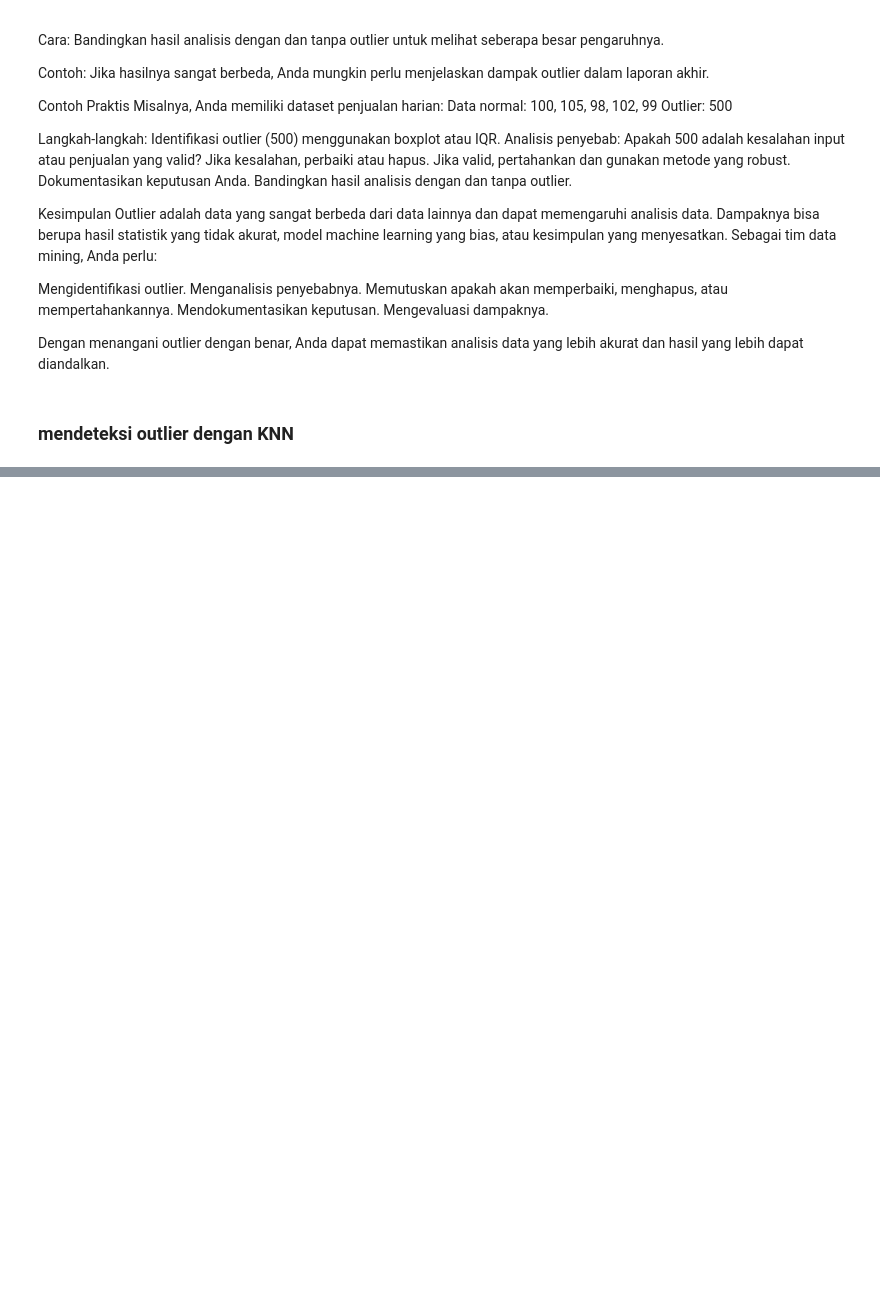
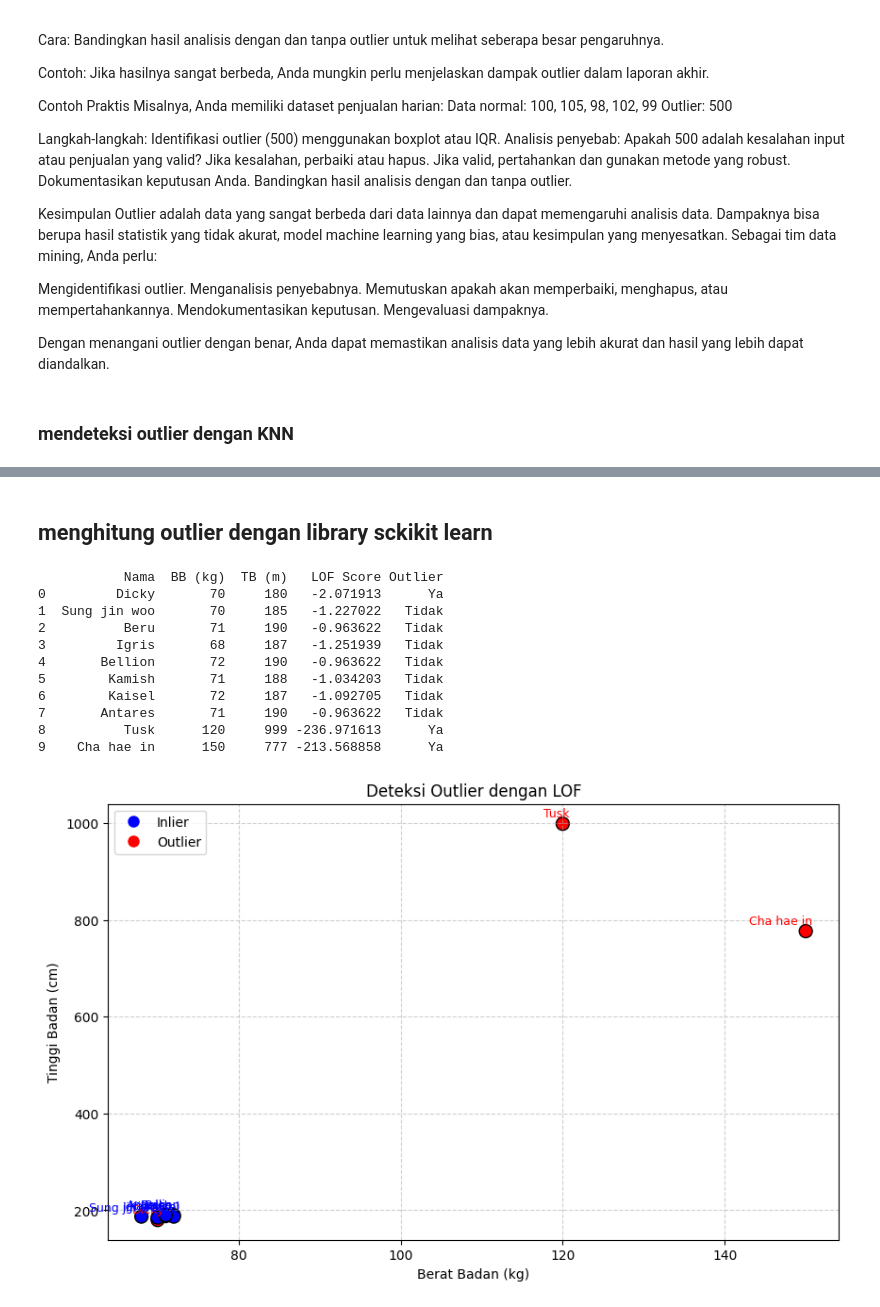
Before and after one commit to Dicky172/pendata, a Jupyter notebook: tugas/_build/jupyter_execute/pendat1.ipynb, the cells around one changed output, grey strips where cells are left out. Drawn from its saved outputs; the diff is of its cells as text; code cells hidden in the pictures; blank space fills up the shorter version.

```diff
--- a/tugas/_build/jupyter_execute/pendat1.ipynb
+++ b/tugas/_build/jupyter_execute/pendat1.ipynb
@@ -503,0 +753,64 @@ Jumlah outlier yang terdeteksi dari PostgreSQL: 2
+# %% [markdown]
+## menghitung outlier dengan library sckikit learn
+# %%
+
+names = ["Dicky", "Sung jin woo", "Beru", "Igris", "Bellion", "Kamish", "Kaisel", "Antares", "Tusk", "Cha hae in"]
+X = np.array([
+    [70, 180],
+    [70, 185],
+    [71, 190],
+    [68, 187],
+    [72, 190],
+    [71, 188],
+    [72, 187],
+    [71, 190],
+    [120, 999],  # Outlier
+    [150, 777]   # Outlier
+])
+
+# Model LOF
+lof = LocalOutlierFactor(n_neighbors=3, contamination='auto')
+outlier_labels = lof.fit_predict(X)
+outlier_scores = lof.negative_outlier_factor_
+
+# Menampilkan hasil dalam DataFrame
+results = pd.DataFrame({
+    "Nama": names,
+    "BB (kg)": X[:, 0],
+    "TB (m)": X[:, 1],
+    "LOF Score": outlier_scores,
+    "Outlier": ["Ya" if label == -1 else "Tidak" for label in outlier_labels]
+})
+
+print(results)
+
+# Visualisasi dengan anotasi untuk memperjelas
+plt.figure(figsize=(10, 6))
+colors = ['red' if label == -1 else 'blue' for label in outlier_labels]
+plt.scatter(X[:, 0], X[:, 1], c=colors, edgecolors='k', s=100, label="Data Points")
+
+# Anotasi setiap titik
+for i, name in enumerate(names):
+    plt.annotate(name, (X[i, 0], X[i, 1]), textcoords="offset points", xytext=(5,5), ha='right', fontsize=9, color=colors[i])
+
+plt.xlabel("Berat Badan (kg)")
+plt.ylabel("Tinggi Badan (cm)")
+plt.title("Deteksi Outlier dengan LOF")
+plt.legend([plt.Line2D([0], [0], marker='o', color='w', markerfacecolor='blue', markersize=10),
+            plt.Line2D([0], [0], marker='o', color='w', markerfacecolor='red', markersize=10)],
+           ['Inlier', 'Outlier'], loc='upper left')
+plt.grid(True, linestyle='--', alpha=0.6)
+plt.show()
+# %% [output]
+           Nama  BB (kg)  TB (m)   LOF Score Outlier
+0         Dicky       70     180   -2.071913      Ya
+1  Sung jin woo       70     185   -1.227022   Tidak
+2          Beru       71     190   -0.963622   Tidak
+3         Igris       68     187   -1.251939   Tidak
+4       Bellion       72     190   -0.963622   Tidak
+5        Kamish       71     188   -1.034203   Tidak
+6        Kaisel       72     187   -1.092705   Tidak
+7       Antares       71     190   -0.963622   Tidak
+8          Tusk      120     999 -236.971613      Ya
+9    Cha hae in      150     777 -213.568858      Ya
+[figure, added]
```
Also changed, not shown: parts of 8 cells of this notebook, 30 other files.
